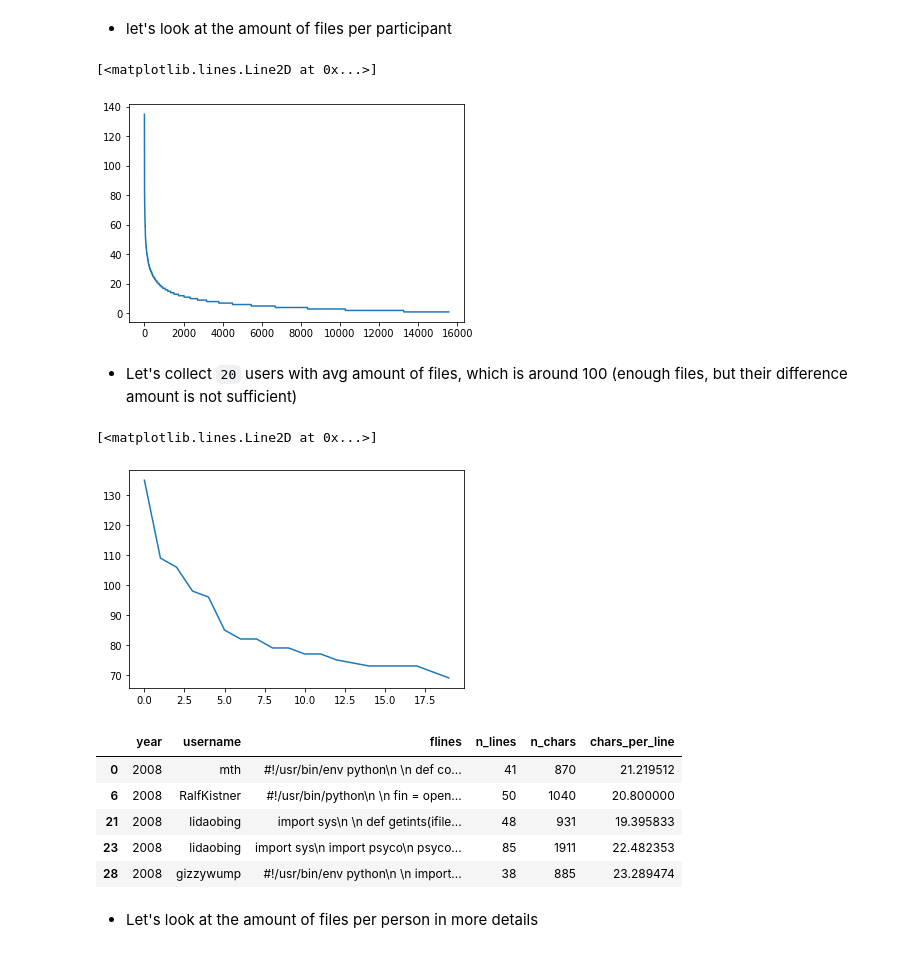
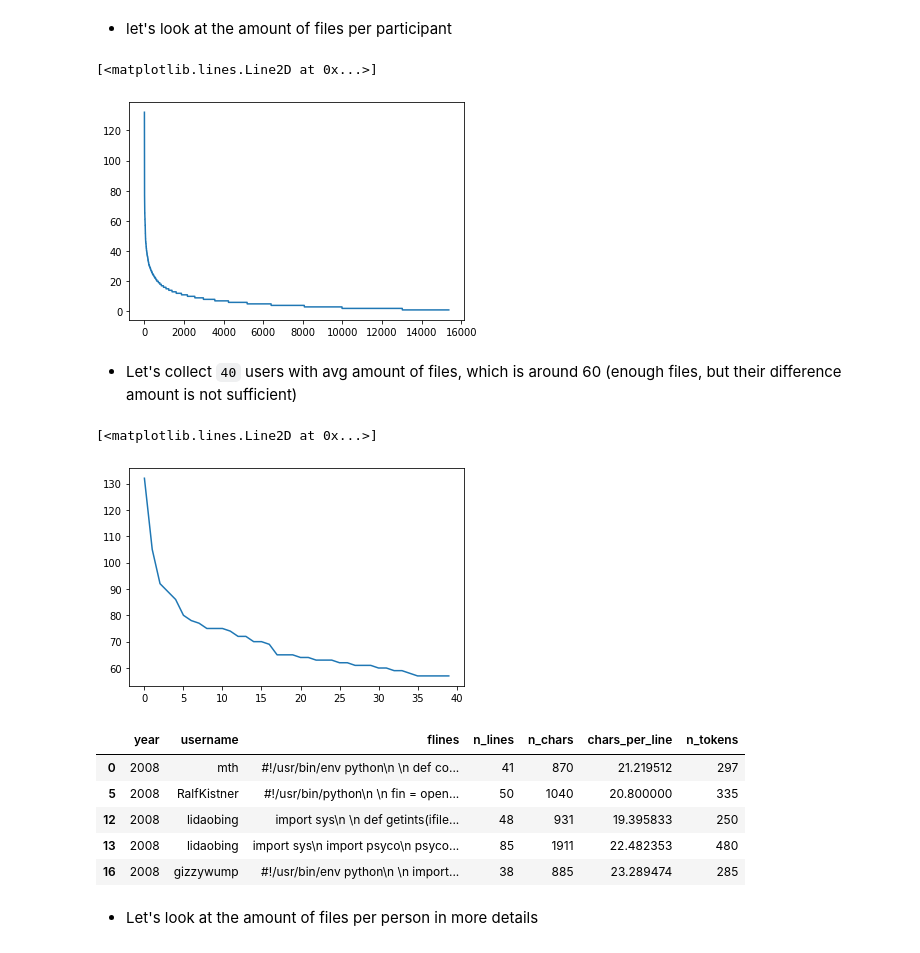
Before and after one commit to MefAldemisov/SourceCodeAuthorshipAttribution, a Jupyter notebook: Embeddings.ipynb, the cells around one changed output. Saved outputs shown, nothing was run; the diff lists cells and outputs as text; code cells hidden in the pictures.

```diff
--- a/Embeddings.ipynb
+++ b/Embeddings.ipynb
@@ -138,0 +133,3 @@ df.describe()
+# %%
+df = df[df.n_tokens<=600]
+df.describe()
@@ -142,26 +149,26 @@ df.describe()
 plt.plot(np.array(df.username.value_counts()))
 # %% [output]
 [<matplotlib.lines.Line2D at 0x...>]
-[figure, old version]
+[figure, new version]
 # %% [markdown]
-- Let's collect `20` users with avg amount of files, which is around 100
+- Let's collect `40` users with avg amount of files, which is around 60
 (enough files, but their difference amount is not sufficient)
 # %%
-plt.plot(np.array(df.username.value_counts())[:20])
+plt.plot(np.array(df.username.value_counts())[:40])
 # %% [output]
 [<matplotlib.lines.Line2D at 0x...>]
-[figure, old version]
+[figure, new version]
 # %%
-users = df.username.value_counts()[:20].index
+users = df.username.value_counts()[:40].index
 df = df[df.username.isin(users)]
 df.head()
 # %% [output]
-|  | year | username | flines | n_lines | n_chars | chars_per_line |
-| 0 | 2008 | mth | #!/usr/bin/env python\n \n def co... | 41 | 870 | 21.219512 |
-| 6 | 2008 | RalfKistner | #!/usr/bin/python\n \n fin = open... | 50 | 1040 | 20.800000 |
-| 21 | 2008 | lidaobing | import sys\n \n def getints(ifile... | 48 | 931 | 19.395833 |
-| 23 | 2008 | lidaobing | import sys\n import psyco\n psyco... | 85 | 1911 | 22.482353 |
-| 28 | 2008 | gizzywump | #!/usr/bin/env python\n \n import... | 38 | 885 | 23.289474 |
+|  | year | username | flines | n_lines | n_chars | chars_per_line | n_tokens |
+| 0 | 2008 | mth | #!/usr/bin/env python\n \n def co... | 41 | 870 | 21.219512 | 297 |
+| 5 | 2008 | RalfKistner | #!/usr/bin/python\n \n fin = open... | 50 | 1040 | 20.800000 | 335 |
+| 12 | 2008 | lidaobing | import sys\n \n def getints(ifile... | 48 | 931 | 19.395833 | 250 |
+| 13 | 2008 | lidaobing | import sys\n import psyco\n psyco... | 85 | 1911 | 22.482353 | 480 |
+| 16 | 2008 | gizzywump | #!/usr/bin/env python\n \n import... | 38 | 885 | 23.289474 | 285 |
 # %% [markdown]
 - Let's look at the amount of files per person in more details
 # %%
```
Also changed, not shown: parts of 52 cells of this notebook.
